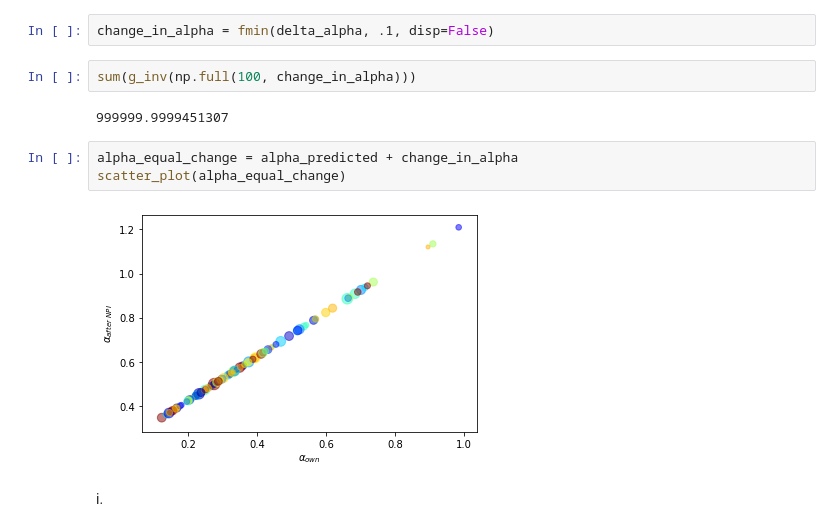
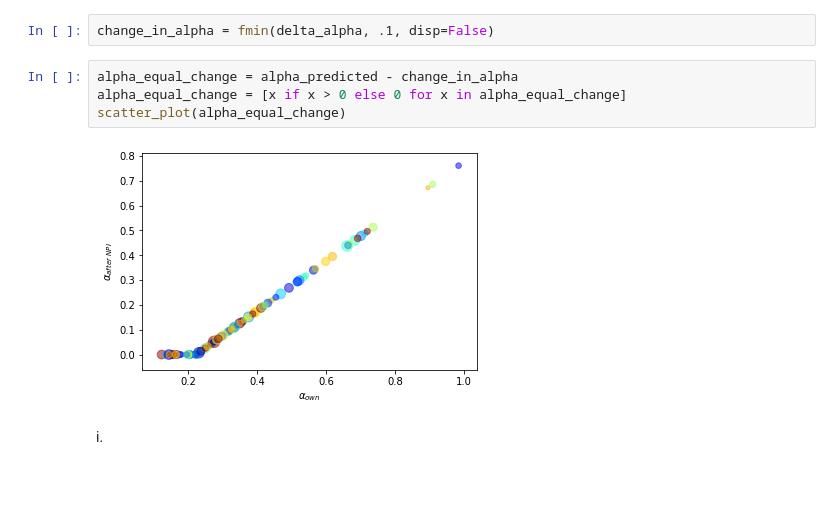
Before and after one commit to ssheridanucsb/CovidWastewater, a Jupyter notebook: Part2.ipynb, the cells around one changed output. Drawn from its saved outputs; the diff is of its cells as text; blank space fills up the shorter version.

```diff
--- a/Part2.ipynb
+++ b/Part2.ipynb
@@ -173,15 +173,12 @@ def delta_alpha(da):
     return np.abs(1000000 - sum(budget))
 # %%
 change_in_alpha = fmin(delta_alpha, .1, disp=False)
-# %%
-sum(g_inv(np.full(100, change_in_alpha)))
-# %% [output]
-999999.9999451307
 # %%
-alpha_equal_change = alpha_predicted + change_in_alpha
+alpha_equal_change = alpha_predicted - change_in_alpha
+alpha_equal_change = [x if x > 0 else 0 for x in alpha_equal_change]
 scatter_plot(alpha_equal_change)
 # %% [output]
-[figure, old version]
+[figure, new version]
 # %% [markdown]
 i.
 # %%
```
Also changed, not shown: parts of 1 cell of this notebook.
